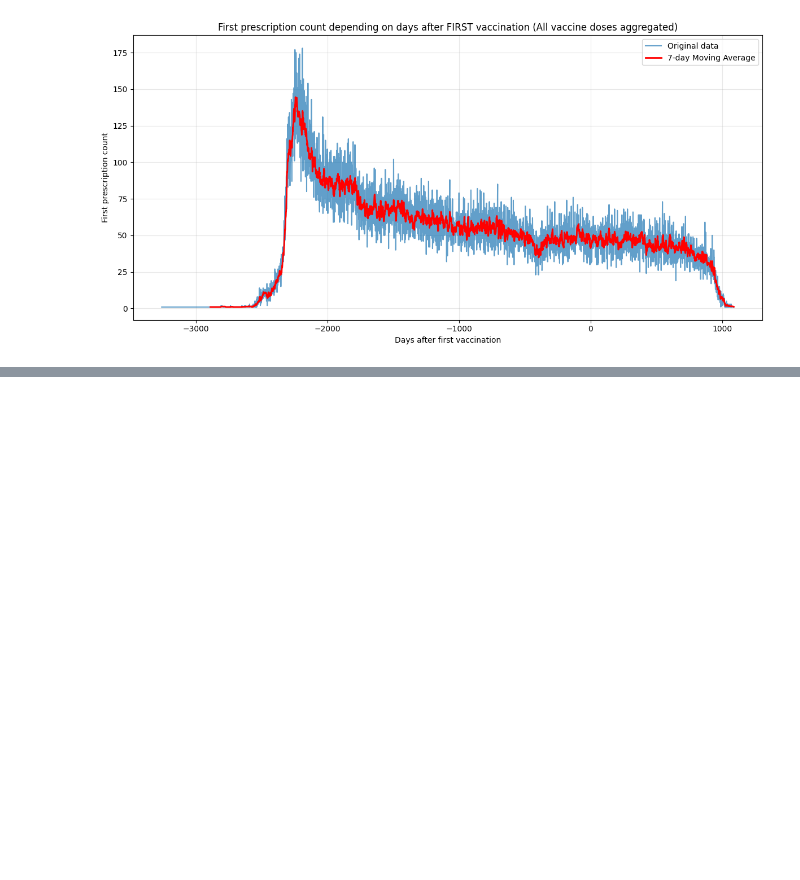
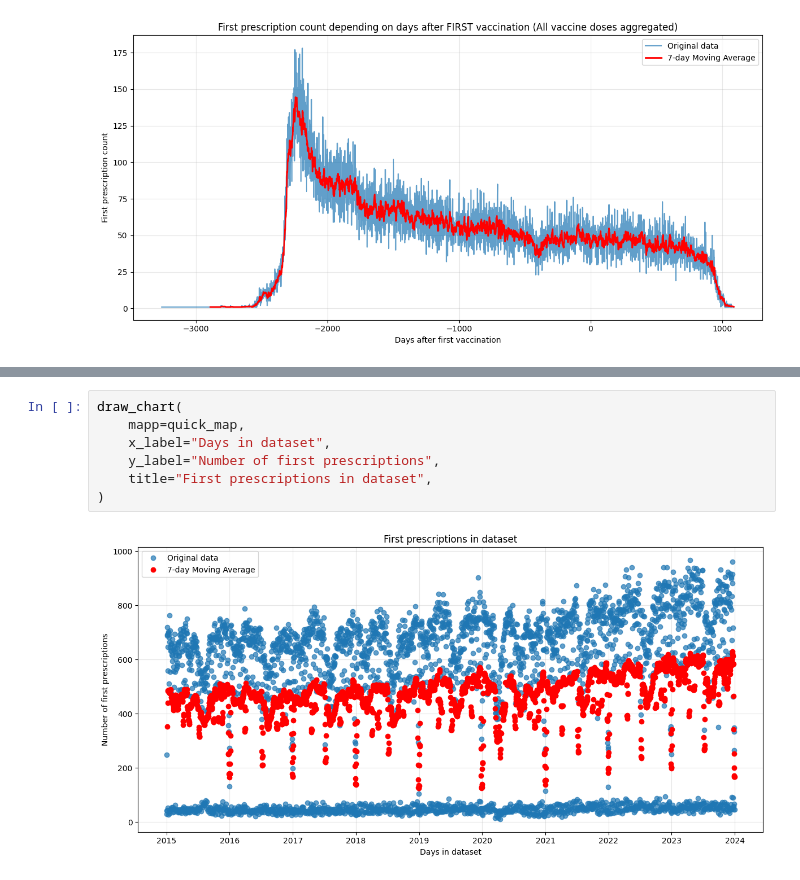
Before and after one commit to ROGR3/ARCHA21-DATACON, a Jupyter notebook: hve_with_first_prescriptions.ipynb, the cells around one changed output, grey strips where cells are left out. Drawn from its saved outputs; the diff is of its cells as text; blank space fills up the shorter version.

```diff
--- a/hve_with_first_prescriptions.ipynb
+++ b/hve_with_first_prescriptions.ipynb
@@ -216 +249,10 @@ draw_chart(
+# %%
+draw_chart(
+    mapp=quick_map,
+    x_label="Days in dataset",
+    y_label="Number of first prescriptions",
+    title="First prescriptions in dataset",
+)
+# %% [output]
+[figure, added]
 # %%
```
Also changed, not shown: parts of 5 cells of this notebook, 9 other files.
